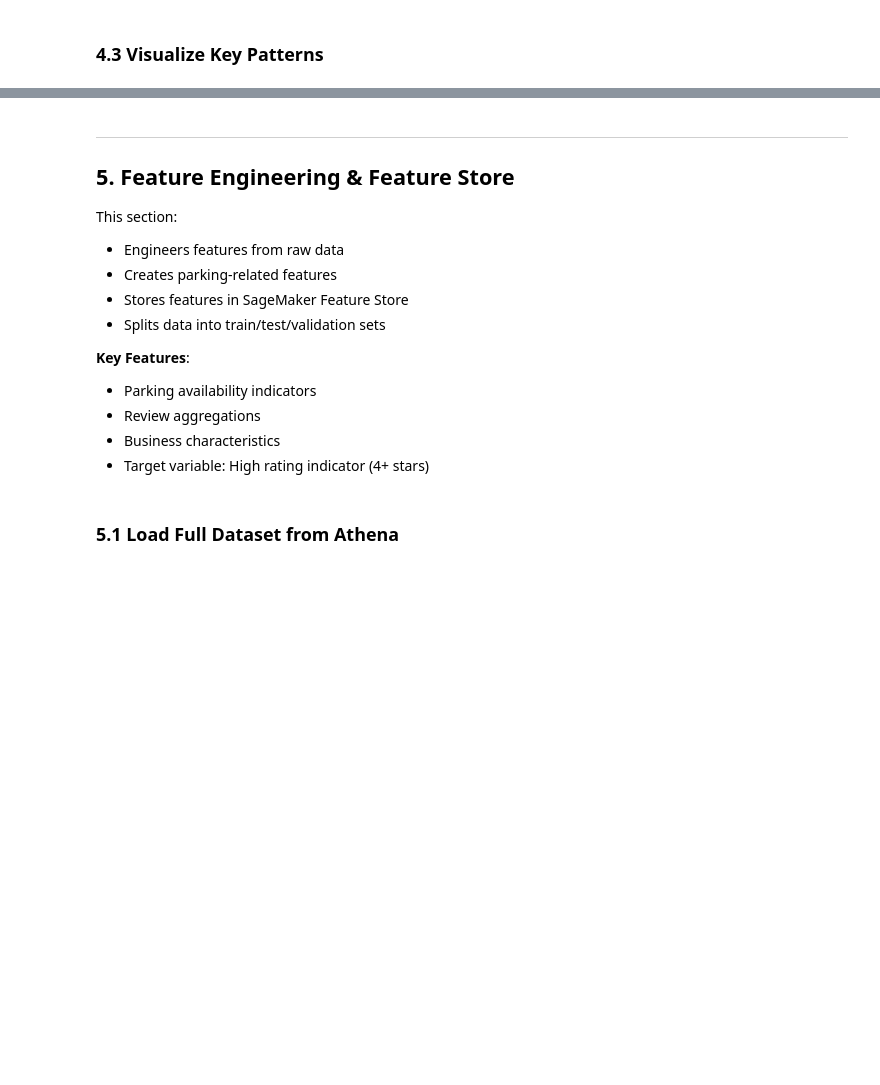
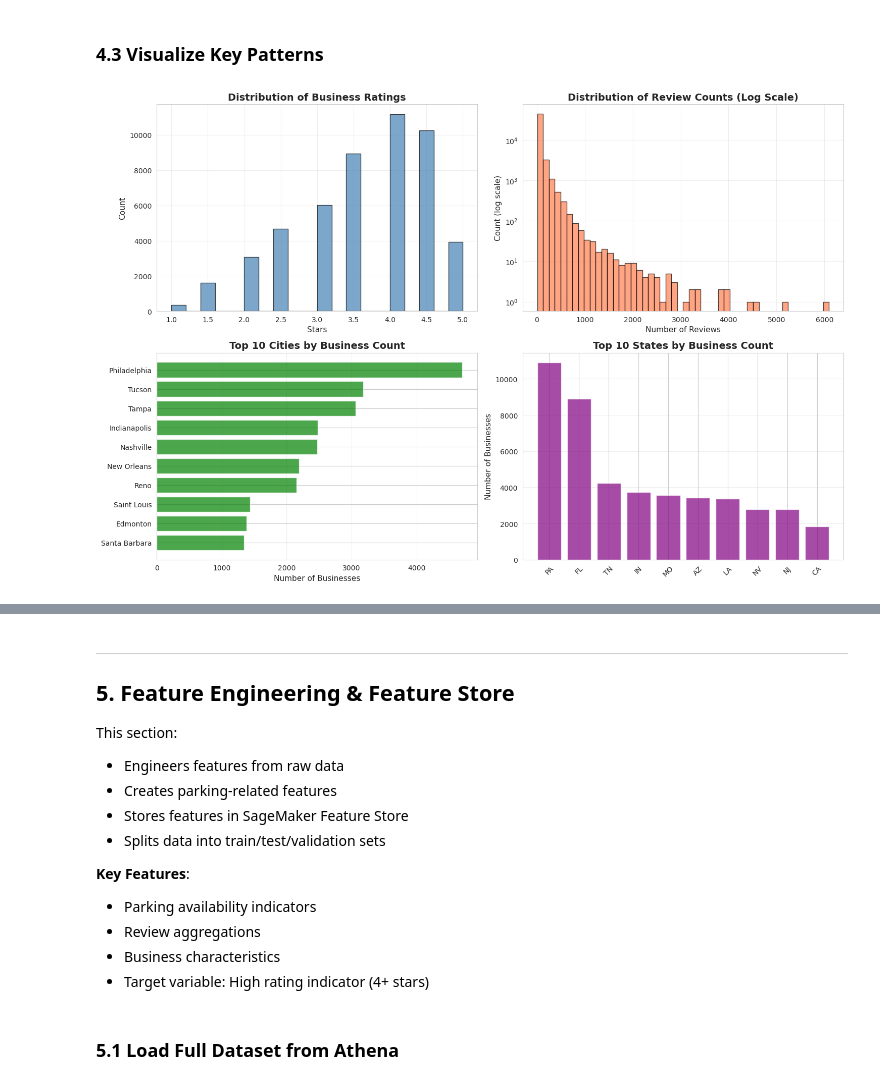
Before and after one commit to omarsagoo/VenueSignal, a Jupyter notebook: Full_Pipeline.ipynb, the cells around one changed output, grey strips where cells are left out. Drawn from its saved outputs; the diff is of its cells as text; code cells hidden in the pictures; blank space fills up the shorter version.

Commit message:
Full Pipeline-up to monitoring section

```diff
--- a/Full_Pipeline.ipynb
+++ b/Full_Pipeline.ipynb
@@ -681,41 +914,81 @@ display(parking_stats)
 # %% [markdown]
 ### 4.3 Visualize Key Patterns
 # %%
-# Set up plotting
-plt.style.use('seaborn-v0_8-darkgrid')
+import matplotlib.pyplot as plt
+import seaborn as sns
+
+# Set style
+sns.set_style("whitegrid")
+plt.rcParams['figure.figsize'] = (15, 10)
+
+# Create subplots
 fig, axes = plt.subplots(2, 2, figsize=(15, 10))
 
-# 1. Rating distribution
-axes[0, 0].hist(business_df['stars'], bins=20, edgecolor='black', alpha=0.7)
-axes[0, 0].set_title('Distribution of Business Ratings', fontsize=12, fontweight='bold')
-axes[0, 0].set_xlabel('Stars')
-axes[0, 0].set_ylabel('Count')
+# 1. Rating Distribution
+axes[0, 0].hist(business_df['stars'], bins=20, edgecolor='black', alpha=0.7, color='steelblue')
+axes[0, 0].set_title('Distribution of Business Ratings', fontsize=14, fontweight='bold')
+axes[0, 0].set_xlabel('Stars', fontsize=11)
+axes[0, 0].set_ylabel('Count', fontsize=11)
+axes[0, 0].grid(True, alpha=0.3)
 
-# 2. Rating by parking availability
-parking_data = business_df.groupby('has_any_parking')['stars'].mean()
-axes[0, 1].bar([0, 1], parking_data.values, color=['red', 'green'], alpha=0.7)
-axes[0, 1].set_title('Average Rating by Parking Availability', fontsize=12, fontweight='bold')
-axes[0, 1].set_xlabel('Has Parking')
-axes[0, 1].set_ylabel('Average Stars')
-axes[0, 1].set_xticks([0, 1])
-axes[0, 1].set_xticklabels(['No Parking', 'Has Parking'])
+# 2. Review Count Distribution (Log Scale)
+axes[0, 1].hist(business_df['review_count'], bins=50, edgecolor='black', alpha=0.7, color='coral')
+axes[0, 1].set_yscale('log')
+axes[0, 1].set_title('Distribution of Review Counts (Log Scale)', fontsize=14, fontweight='bold')
+axes[0, 1].set_xlabel('Number of Reviews', fontsize=11)
+axes[0, 1].set_ylabel('Count (log scale)', fontsize=11)
+axes[0, 1].grid(True, alpha=0.3)
 
-# 3. Review count distribution
-axes[1, 0].hist(business_df['review_count'], bins=50, edgecolor='black', alpha=0.7, log=True)
-axes[1, 0].set_title('Distribution of Review Counts (Log Scale)', fontsize=12, fontweight='bold')
-axes[1, 0].set_xlabel('Number of Reviews')
-axes[1, 0].set_ylabel('Count (log scale)')
+# 3. Top 10 Cities
+top_cities = business_df['city'].value_counts().head(10)
+y_pos = range(len(top_cities))
+axes[1, 0].barh(y_pos, top_cities.values, alpha=0.7, color='green')
+axes[1, 0].set_yticks(y_pos)
+axes[1, 0].set_yticklabels(top_cities.index)
+axes[1, 0].set_title('Top 10 Cities by Business Count', fontsize=14, fontweight='bold')
+axes[1, 0].set_xlabel('Number of Businesses', fontsize=11)
+axes[1, 0].invert_yaxis()
+axes[1, 0].grid(True, alpha=0.3, axis='x')
 
-# 4. Top cities
-top_cities = business_df['city'].value_counts().head(10)
-axes[1, 1].barh(range(len(top_cities)), top_cities.values, alpha=0.7)
-axes[1, 1].set_yticks(range(len(top_cities)))
-axes[1, 1].set_yticklabels(top_cities.index)
-axes[1, 1].set_title('Top 10 Cities by Business Count', fontsize=12, fontweight='bold')
-axes[1, 1].set_xlabel('Number of Businesses')
+# 4. Top 10 States
+top_states = business_df['state'].value_counts().head(10)
+x_pos = range(len(top_states))
+axes[1, 1].bar(x_pos, top_states.values, alpha=0.7, color='purple')
+axes[1, 1].set_xticks(x_pos)
+axes[1, 1].set_xticklabels(top_states.index, rotation=45)
+axes[1, 1].set_title('Top 10 States by Business Count', fontsize=14, fontweight='bold')
+axes[1, 1].set_ylabel('Number of Businesses', fontsize=11)
+axes[1, 1].grid(True, alpha=0.3, axis='y')
 
+# Adjust layout and save
 plt.tight_layout()
-plt.savefig('eda_overview.png', dpi=150, bbox_inches='tight')
+plt.savefig('eda_business_overview.png', dpi=150, bbox_inches='tight')
 plt.show()
 
-print("✅ Visualizations created and saved")
+print("\n Visualizations created successfully!")
+print("   Saved as: eda_business_overview.png")
+
+# Additional: Category analysis if categories exist
+if 'categories' in business_df.columns:
+    print("\n" + "="*80)
+    print("CATEGORY ANALYSIS")
+    print("="*80)
+
+    # Extract individual categories
+    all_categories = []
+    for cats in business_df['categories'].dropna():
+        if isinstance(cats, str):
+            all_categories.extend([c.strip() for c in cats.split(',')])
+
+    from collections import Counter
+    category_counts = Counter(all_categories)
+
+    print(f"\n Total unique categories: {len(category_counts):,}")
+    print("\n🔝 Top 15 Categories:")
+    for idx, (cat, count) in enumerate(category_counts.most_common(15), 1):
+        print(f"   {idx:2d}. {cat:30s} - {count:,} businesses")
+
+print("\n" + "="*80)
+print(" Section 4 Complete - EDA")
+# %% [output]
+[figure, added]
```
Also changed, not shown: parts of 68 cells of this notebook.
